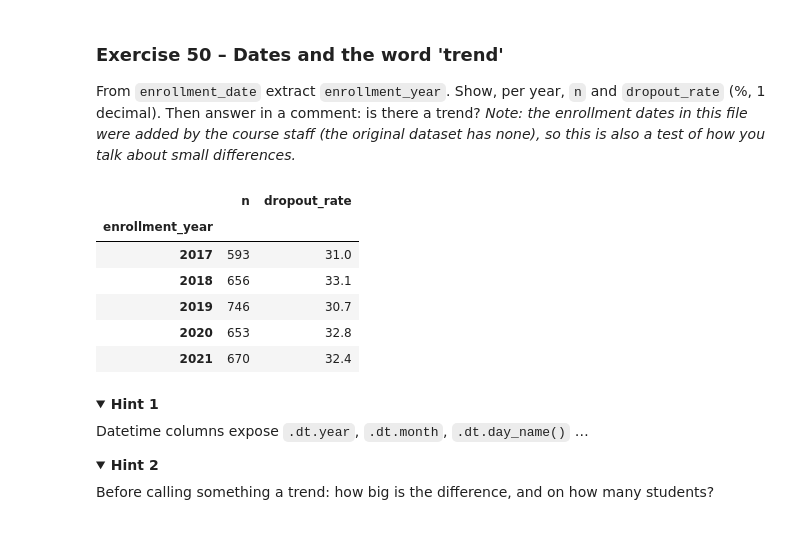
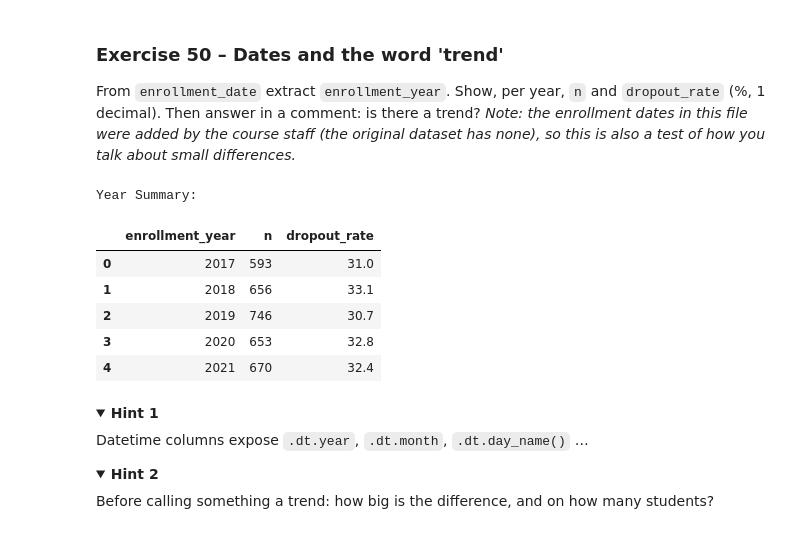
Before and after one commit to OrangeBoop/Lab02, a Jupyter notebook: 02_DS_Lab_NumPy_Pandas_Students.ipynb, the cells around one changed output. Saved outputs shown, nothing was run; the diff lists cells and outputs as text; code cells hidden in the pictures; folded sections open.

```diff
--- a/02_DS_Lab_NumPy_Pandas_Students.ipynb
+++ b/02_DS_Lab_NumPy_Pandas_Students.ipynb
@@ -1013,5 +1107,17 @@ A plain `fillna(students['sem1_grade'].median())` would use one global value; th
 The columns `outcome` and `attendance` contain inconsistent casing and stray spaces. Show how many **distinct** values `outcome` has **before** cleaning, clean both columns (strip whitespace, consistent capitalization), and show `value_counts()` **after**.
 # %%
 # Write your code here
+
+# Show how many distinct values the column outcome has before cleaning
+print(f"distinct outcome values before: {students['outcome'].nunique()}")
+
+# Clean both columns
+for col in ['outcome', 'attendance']:
+    if col in students.columns:
+        students[col] = students[col].astype(str).str.strip().str.capitalize()
+
+# Show value_counts() after cleaning for outcome
+print("\n" + students['outcome'].value_counts().to_string())
+print("-" * 40)
 # %% [output]
 distinct outcome values before: 15
@@ -1194,5 +1396,23 @@ Unknown                      39.0  54.7
 Bin `age_at_enrollment` into `'17-19'`, `'20-24'`, `'25-34'`, `'35+'` and show, per bin, `n` (students) and `dropout_rate` (%, 1 decimal). The youngest student in the file is 17 – make sure your first bin includes them (check: the four `n` values must add up to the number of students with a known age).
 # %%
 # Write your code here
+# Defining the bins and labels for age groups.
+bins = [17, 20, 25, 35, np.inf]
+labels = ['17-19', '20-24', '25-34', '35+']
+students['age_group'] = pd.cut(students['age_at_enrollment'], bins=bins, labels=labels, right=False)
+
+# Aggregating n (students) and dropout_rate (%) per bin
+age_summary = students.groupby('age_group', observed=False).agg(
+    n=('student_id', 'count'),
+    dropout_rate=('dropped', lambda x: (x.mean() * 100).round(1))
+).reset_index()
+
+# Verify counts match students with known age
+total_n = age_summary['n'].sum()
+known_age_n = students['age_at_enrollment'].notna().sum()
+
+print(f"sum n: {total_n} | students with known age: {known_age_n}")
+display(age_summary)
+print("-" * 50)
 # %% [output]
 sum n: 3248 | students with known age: 3248
@@ -1219,14 +1439,29 @@ sum n: 3248 | students with known age: 3248
 From `enrollment_date` extract `enrollment_year`. Show, per year, `n` and `dropout_rate` (%, 1 decimal). Then answer in a comment: is there a trend? *Note: the enrollment dates in this file were added by the course staff (the original dataset has none), so this is also a test of how you talk about small differences.*
 # %%
 # Write your code here
+# Ensuring enrollment_year is extracted
+if 'enrollment_year' not in students.columns:
+    students['enrollment_year'] = pd.to_datetime(students['enrollment_date'], format='mixed').dt.year
+
+# we will use group by on enrollment_year and compute n and dropout_rate
+year_summary = students.groupby('enrollment_year').agg(
+    n=('student_id', 'count'),
+    dropout_rate=('dropped', lambda x: (x.mean() * 100).round(1))
+).reset_index()
+
+print("Year Summary:")
+display(year_summary)
+
+# There is no trend since the enrollment dates in this file were artificality added by the staff it has minor year-to-year
+# variations in dropout rates which represent random noise rather than a true underlying trend.
 # %% [output]
+Year Summary:
-|  | n | dropout_rate |
-| enrollment_year |  |  |
-| 2017 | 593 | 31.0 |
-| 2018 | 656 | 33.1 |
-| 2019 | 746 | 30.7 |
-| 2020 | 653 | 32.8 |
-| 2021 | 670 | 32.4 |
+|  | enrollment_year | n | dropout_rate |
+| 0 | 2017 | 593 | 31.0 |
+| 1 | 2018 | 656 | 33.1 |
+| 2 | 2019 | 746 | 30.7 |
+| 3 | 2020 | 653 | 32.8 |
+| 4 | 2021 | 670 | 32.4 |
 # %% [markdown]
 <details><summary><b>Hint 1</b></summary>
 
```
Also changed, not shown: parts of 15 cells of this notebook.
